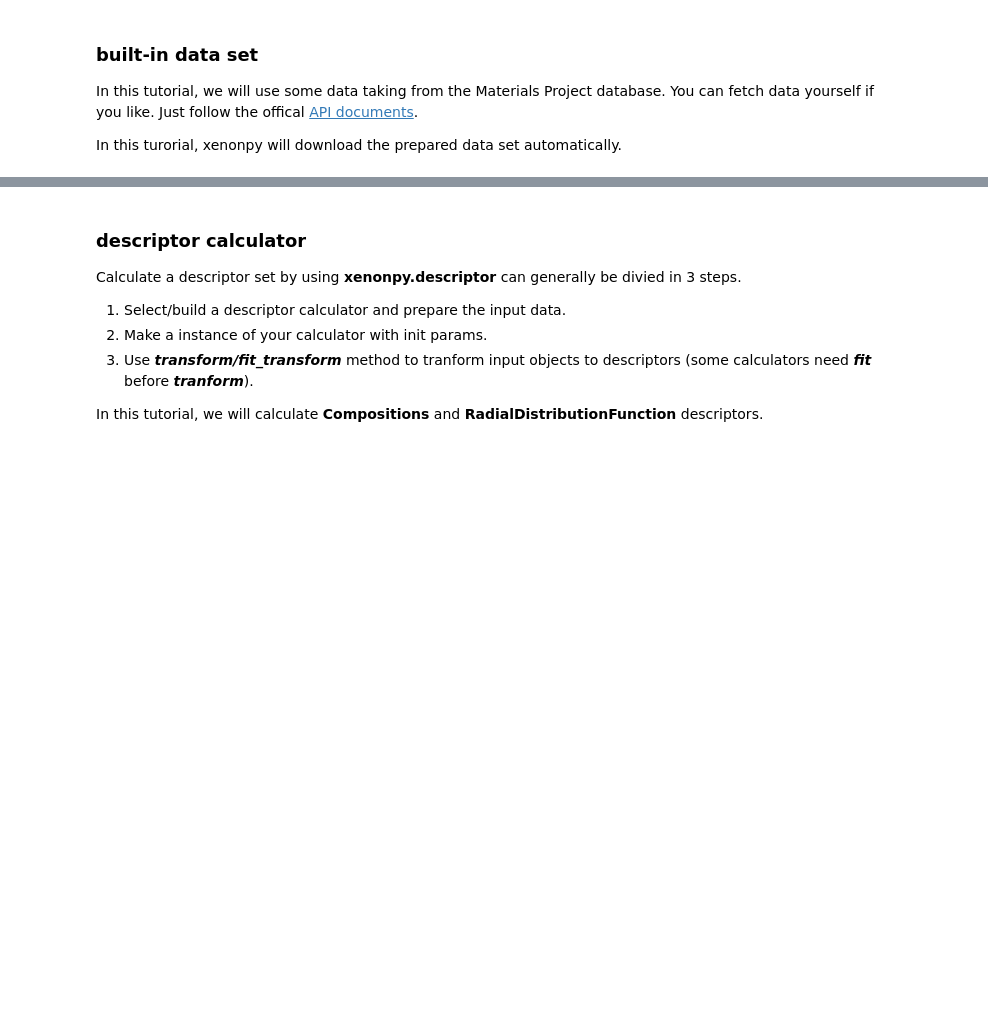
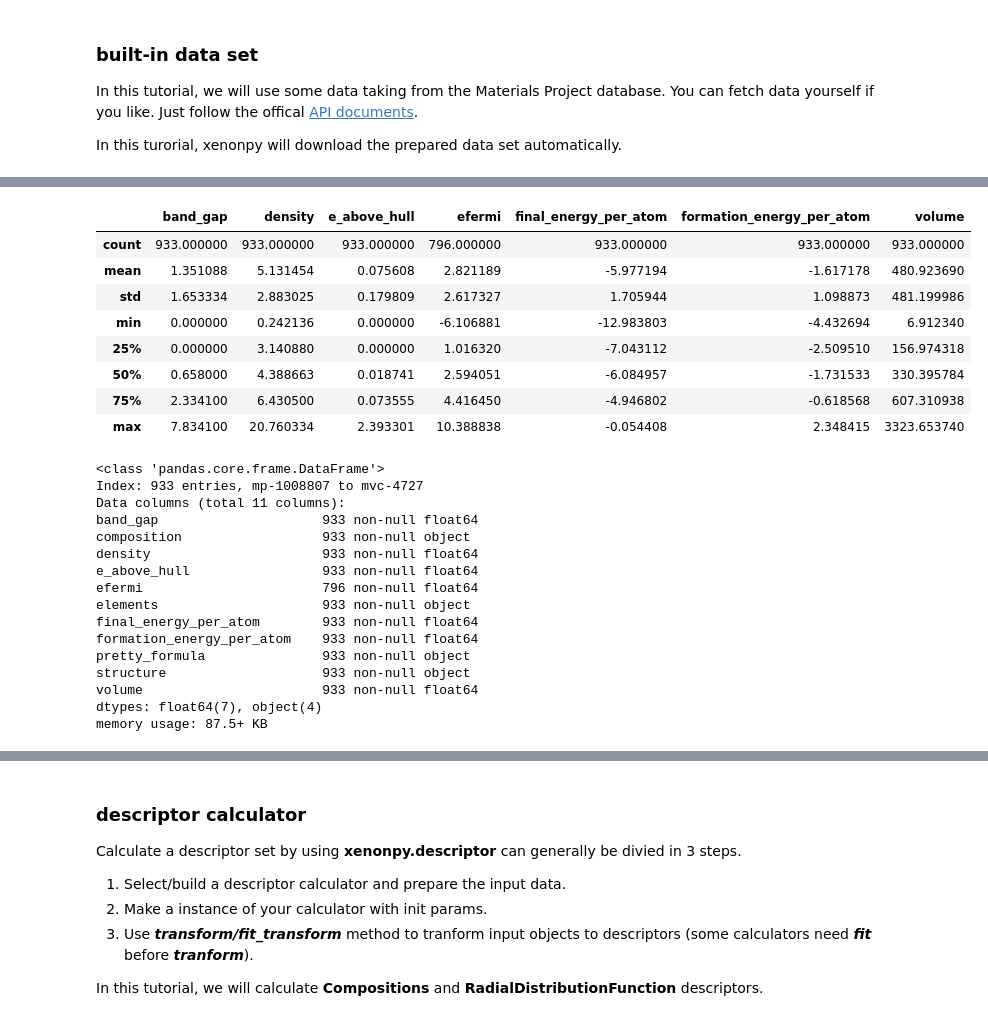
Before and after one commit to yoshida-lab/XenonPy, a Jupyter notebook: samples/basic_tutorial_20190221.ipynb, the cells around one changed output, grey strips where cells are left out. Drawn from its saved outputs; the diff is of its cells as text; code cells hidden in the pictures; blank space fills up the shorter version.

```diff
--- a/samples/XenonPy_basic_tutorial_20190221.ipynb
+++ b/samples/basic_tutorial_20190221.ipynb
@@ -20,5 +20,8 @@ from xenonpy.datatools import preset
 # %%
 # ---- use preset to load XenonPy built-in data
 
-mp_inorganic = preset.mp_inorganic
-mp_structure = preset.mp_structure
+samples = preset.mp_samples
+samples.head(5)
+samples.describe()
+samples.info()
+# %% [output]
@@ -24,0 +34,25 @@ mp_structure = preset.mp_structure
+|  | band_gap | density | e_above_hull | efermi | final_energy_per_atom | formation_energy_per_atom | volume |
+| count | 933.000000 | 933.000000 | 933.000000 | 796.000000 | 933.000000 | 933.000000 | 933.000000 |
+| mean | 1.351088 | 5.131454 | 0.075608 | 2.821189 | -5.977194 | -1.617178 | 480.923690 |
+| std | 1.653334 | 2.883025 | 0.179809 | 2.617327 | 1.705944 | 1.098873 | 481.199986 |
+| min | 0.000000 | 0.242136 | 0.000000 | -6.106881 | -12.983803 | -4.432694 | 6.912340 |
+| 25% | 0.000000 | 3.140880 | 0.000000 | 1.016320 | -7.043112 | -2.509510 | 156.974318 |
+| 50% | 0.658000 | 4.388663 | 0.018741 | 2.594051 | -6.084957 | -1.731533 | 330.395784 |
+| 75% | 2.334100 | 6.430500 | 0.073555 | 4.416450 | -4.946802 | -0.618568 | 607.310938 |
+| max | 7.834100 | 20.760334 | 2.393301 | 10.388838 | -0.054408 | 2.348415 | 3323.653740 |
+<class 'pandas.core.frame.DataFrame'>
+Index: 933 entries, mp-1008807 to mvc-4727
+Data columns (total 11 columns):
+band_gap                     933 non-null float64
+composition                  933 non-null object
+density                      933 non-null float64
+e_above_hull                 933 non-null float64
+efermi                       796 non-null float64
+elements                     933 non-null object
+final_energy_per_atom        933 non-null float64
+formation_energy_per_atom    933 non-null float64
+pretty_formula               933 non-null object
+structure                    933 non-null object
+volume                       933 non-null float64
+dtypes: float64(7), object(4)
+memory usage: 87.5+ KB
```
Also changed, not shown: parts of 8 cells of this notebook, 25 other files.
